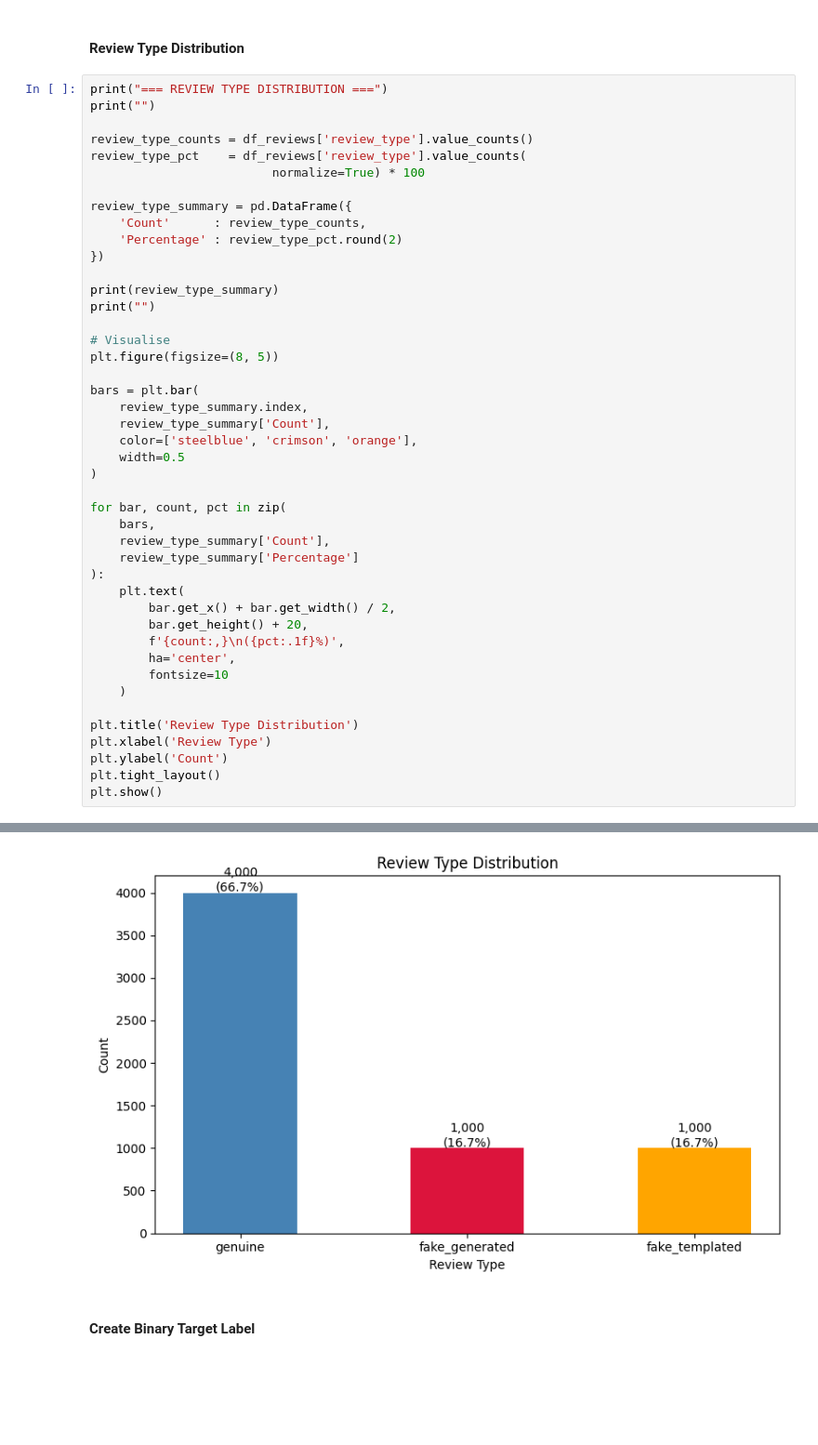
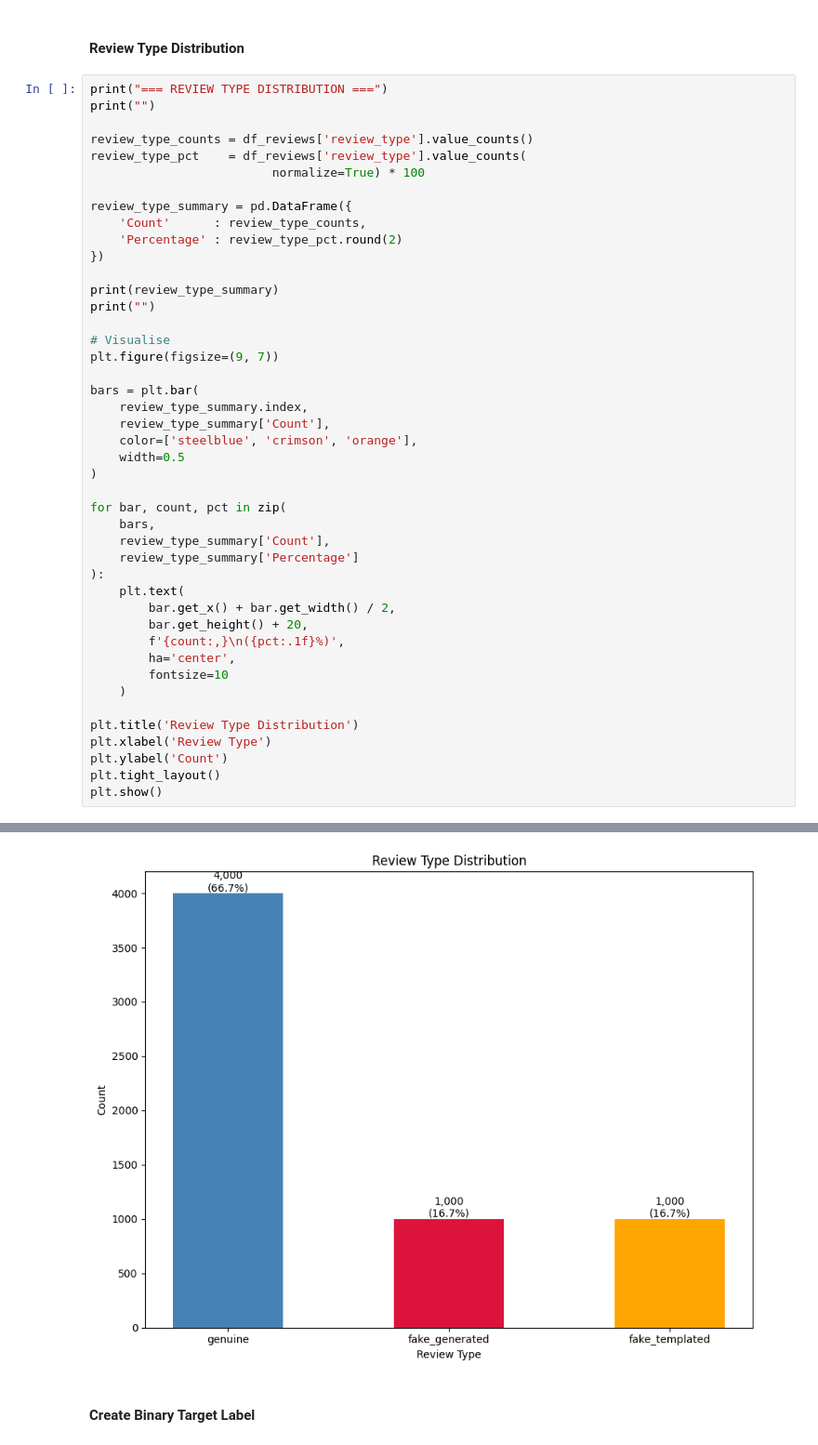
Before and after one commit to Thedeadman0612/TrustCart, a Jupyter notebook: phase2/notebooks/phase2_fake_review_detection.ipynb, the cells around one changed output, grey strips where cells are left out. Shown at 93% size. Saved outputs shown, nothing was run; the diff lists cells and outputs as text; blank space fills up the shorter version.

```diff
--- a/phase2/notebooks/phase2_fake_review_detection.ipynb
+++ b/phase2/notebooks/phase2_fake_review_detection.ipynb
@@ -175,7 +175,7 @@ print(review_type_summary)
 print("")
 
 # Visualise
-plt.figure(figsize=(8, 5))
+plt.figure(figsize=(9, 7))
 
 bars = plt.bar(
     review_type_summary.index,
@@ -183,34 +183,34 @@ bars = plt.bar(
     color=['steelblue', 'crimson', 'orange'],
     width=0.5
 )
 
 for bar, count, pct in zip(
     bars,
     review_type_summary['Count'],
     review_type_summary['Percentage']
 ):
     plt.text(
         bar.get_x() + bar.get_width() / 2,
         bar.get_height() + 20,
         f'{count:,}\n({pct:.1f}%)',
         ha='center',
         fontsize=10
     )
 
 plt.title('Review Type Distribution')
 plt.xlabel('Review Type')
 plt.ylabel('Count')
 plt.tight_layout()
 plt.show()
 # %% [output]
 === REVIEW TYPE DISTRIBUTION ===
 
                 Count  Percentage
 review_type
 genuine          4000       66.67
 fake_generated   1000       16.67
 fake_templated   1000       16.67
-[figure, old version]
+[figure, new version]
 # %% [markdown]
 #### **Create Binary Target Label**
 # %%
```
Also changed, not shown: parts of 17 cells of this notebook.
